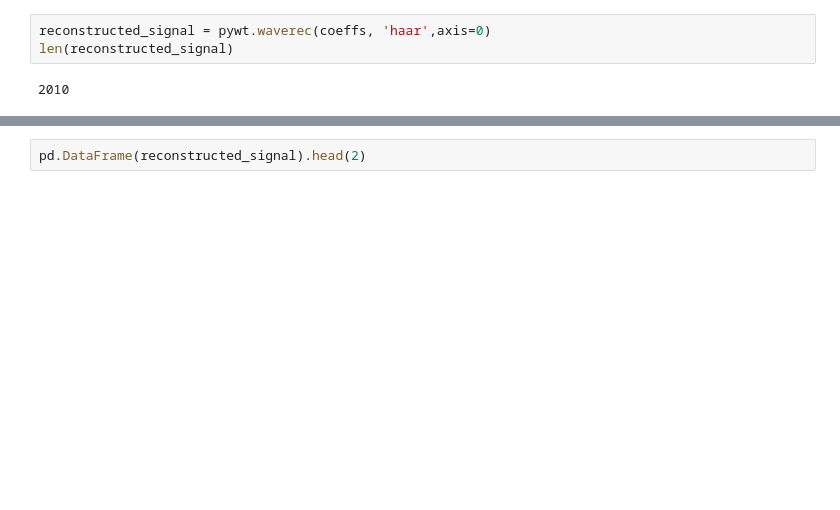
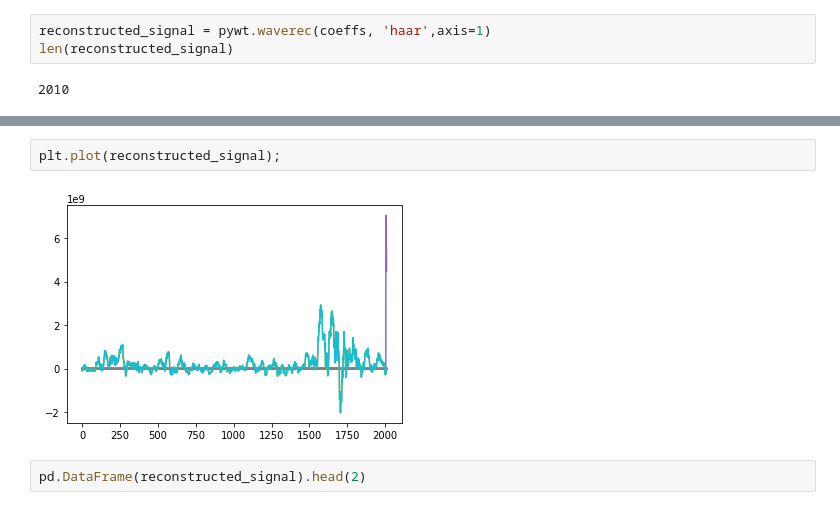
Before and after one commit to timothyyu/wsae-lstm, a Jupyter notebook: notebooks/archived/1c_wavelet_draft_test_exploration.ipynb, the cells around one changed output, grey strips where cells are left out. Saved outputs shown, nothing was run; the diff lists cells and outputs as text; blank space fills up the shorter version.

```diff
--- a/notebooks/archived/1c_wavelet_draft_test_exploration.ipynb
+++ b/notebooks/archived/1c_wavelet_draft_test_exploration.ipynb
@@ -82,7 +85,7 @@ pd.DataFrame(cD2).head(2)
 # %%
 #plt.plot(data);
 # %%
-reconstructed_signal = pywt.waverec(coeffs, 'haar',axis=0)
+reconstructed_signal = pywt.waverec(coeffs, 'haar',axis=1)
 len(reconstructed_signal)
 # %% [output]
 2010
@@ -92,3 +96,7 @@ len(reconstructed_signal)
+# %%
+plt.plot(reconstructed_signal);
+# %% [output]
+[figure, added]
 # %%
 pd.DataFrame(reconstructed_signal).head(2)
 # %% [output]
```
Also changed, not shown: parts of 9 cells of this notebook, 3 other files.
